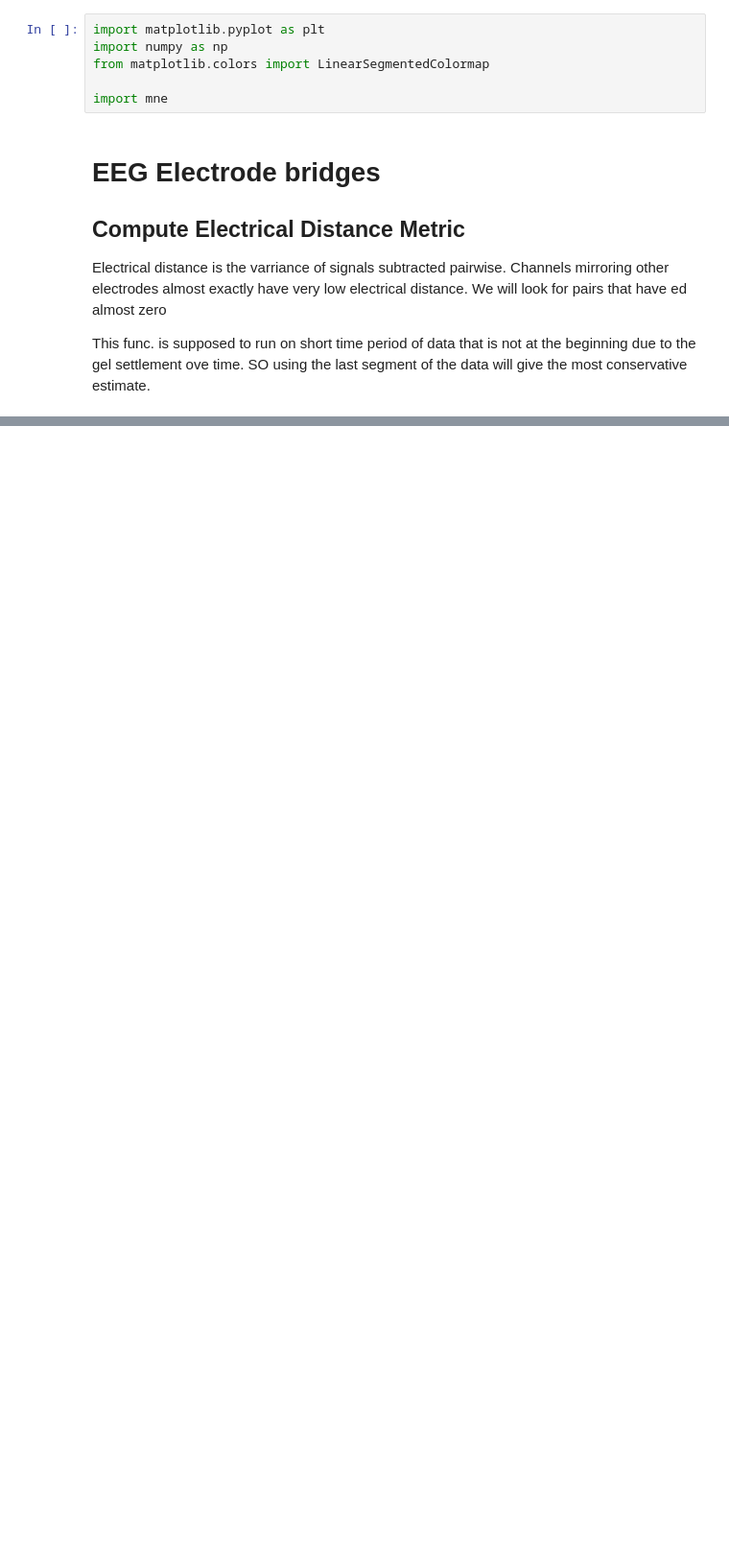
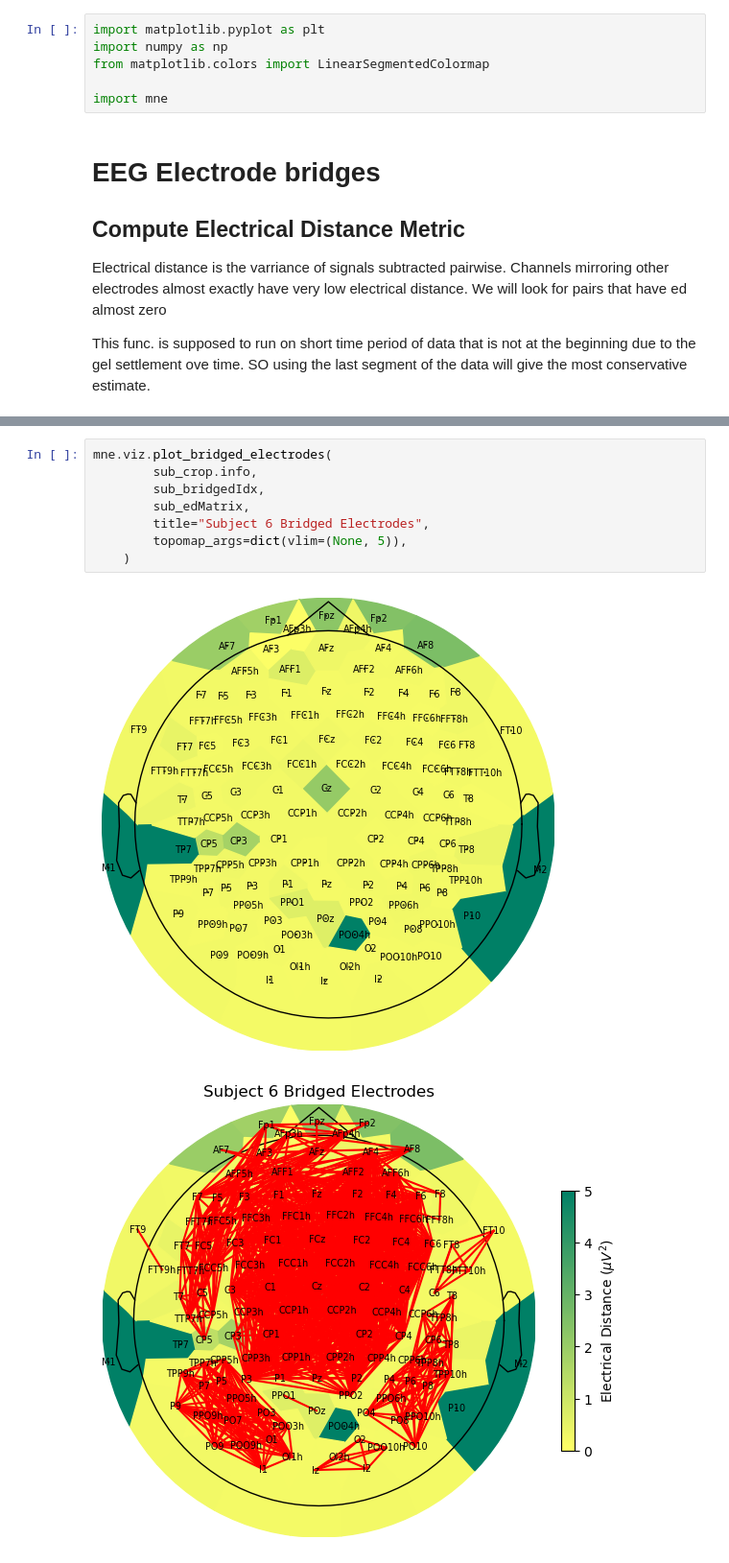
Before and after one commit to Beelzebufo2001/AnalysisBooredEEG, a Jupyter notebook: Notebook/RemoveBridges.ipynb, the cells around one changed output, grey strips where cells are left out. Shown at 96% size. Drawn from its saved outputs; the diff is of its cells as text; blank space fills up the shorter version.

```diff
--- a/Notebook/RemoveBridges.ipynb
+++ b/Notebook/RemoveBridges.ipynb
@@ -54,0 +228,11 @@ for sub in range(1, 11):
+# %%
+mne.viz.plot_bridged_electrodes(
+        sub_crop.info,
+        sub_bridgedIdx,
+        sub_edMatrix,
+        title="Subject 6 Bridged Electrodes",
+        topomap_args=dict(vlim=(None, 5)),
+    )
+# %% [output]
+[figure, added]
+[figure, added]
```
Also changed, not shown: parts of 9 cells of this notebook, 2 other files.
